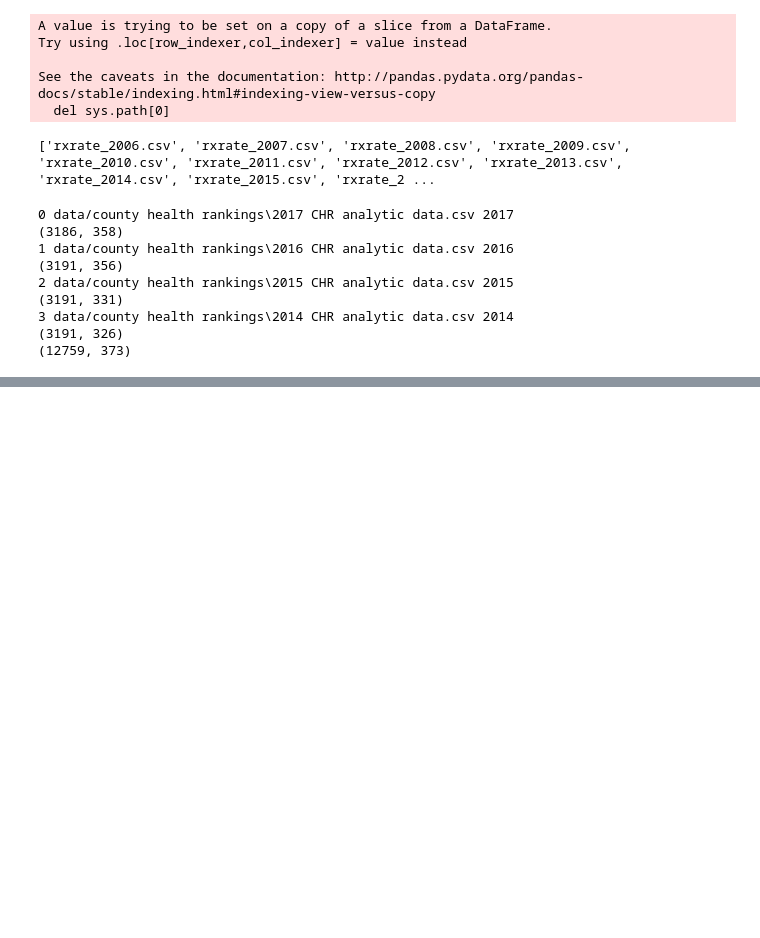
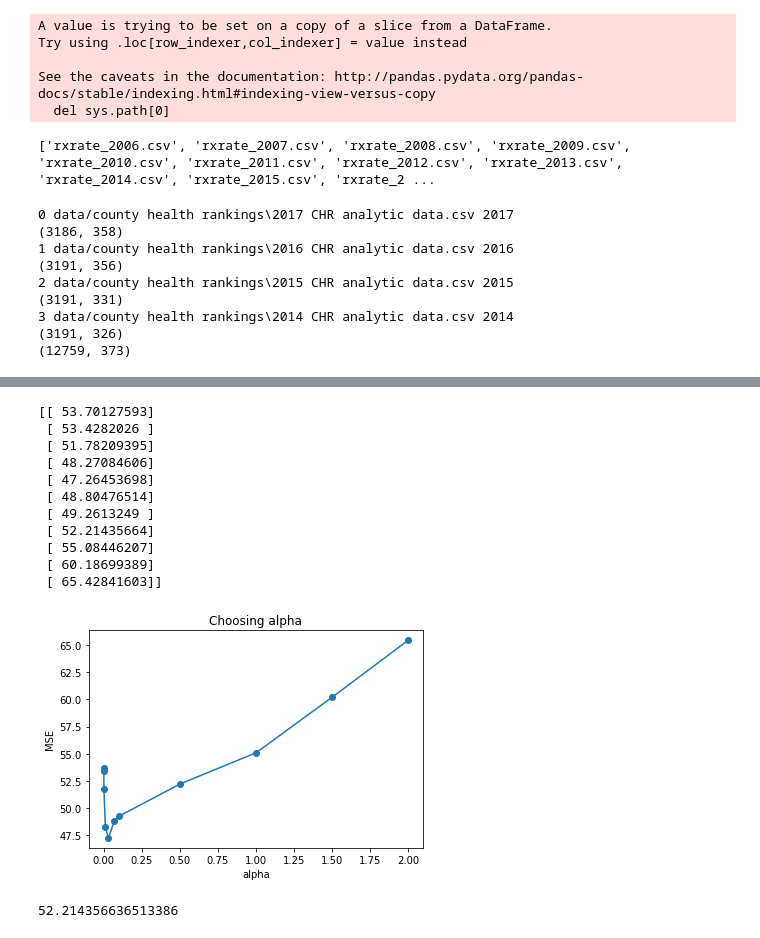
Before and after one commit to conservasian/opi-nope, a Jupyter notebook: compile_data.ipynb, the cells around one changed output, grey strips where cells are left out. Drawn from its saved outputs; the diff is of its cells as text; code cells hidden in the pictures; blank space fills up the shorter version.

```diff
--- a/compile_data.ipynb
+++ b/compile_data.ipynb
@@ -163,11 +211,15 @@ data_health_statistics.set_index(['County Code', 'year'], inplace=True, drop =Fa
 # %%
 # combine the three dataframes
+# combine all the data
+data = data_mortality.join(data_perscriptions, how='outer',
+                           lsuffix='_data_mortality', rsuffix='_data_perscriptions')
+data = data.join(data_health_statistics, how='outer',
+                 lsuffix='', rsuffix='_data_health_statistics')
+data = data.join(data_census, how='outer',
+                 lsuffix='', rsuffix='_data_census')
 
-data_temp = data_mortality.join(data_perscriptions, how ='outer', lsuffix = '_data_mortality', rsuffix = '_data_perscriptions')
-
-data = data_temp.join(data_health_statistics, how = 'outer', lsuffix = '_data', rsuffix = '_data_health_statistics')
-
-data.head(15)
+data = data.drop('year', axis=1)
+#data = data.reset_index(level=['year'])
 
 
 data['year_keep'] = data.index.get_level_values('year')
@@ -224,5 +275,15 @@ for i in np.arange(len(feature_names)):
         data.drop(feature_names[i], axis=1, inplace = True)
     if feature_names[i].find('confidence') != -1:
         data.drop(feature_names[i], axis=1, inplace = True)
+
 print(data.shape)
+
+feature_names = data.columns.values
+
+print(data.shape)
+for i in np.arange(len(feature_names)):
+    if feature_names[i].find('estimate') != -1:
+        data.drop(feature_names[i], axis=1, inplace = True)
+
+print(data.shape)
 # %% [output]
@@ -311,4 +395,47 @@ features = features.drop('year_keep', axis=1, inplace = False)
 # separate the data into a train and dev set
 
 trainX, devX, trainY, devY = model_selection.train_test_split(preprocessing.scale(features), response, test_size=0.1, random_state=94305)
+# %%
+# fit linear regression
+
+alpha = [0.00001, 0.0001,0.001,0.01,0.03, 0.07,0.1,0.5,1, 1.5, 2]
+mse = np.zeros((len(alpha),1))
+for i in np.arange(len(alpha)):
+    lreg = linear_model.Lasso(alpha = alpha[i], max_iter=10000)
+    lreg.fit(trainX, trainY)
+
+    pred = lreg.predict(devX)
+
+    mse[i] = np.mean((pred - devY)**2)
+print(mse)
+plt.figure()
+plt.plot(alpha, mse, 'o-')
+plt.xlabel('alpha')
+plt.ylabel('MSE')
+plt.title('Choosing alpha')
+plt.savefig('choosing_alpha')
+# %% [output]
+[[ 53.70127593]
+ [ 53.4282026 ]
+ [ 51.78209395]
+ [ 48.27084606]
+ [ 47.26453698]
+ [ 48.80476514]
+ [ 49.2613249 ]
+ [ 52.21435664]
+ [ 55.08446207]
+ [ 60.18699389]
+ [ 65.42841603]]
+[figure, added]
+# %%
+# fit linear regression
+lreg = linear_model.Lasso(alpha = 0.5, max_iter=10000)
+lreg.fit(trainX, trainY)
+
+pred = lreg.predict(devX)
+
+mse = np.mean((pred - devY)**2)
+print(mse)
+# %% [output]
+52.214356636513386
 # %%
```
Also changed, not shown: parts of 17 cells of this notebook.
